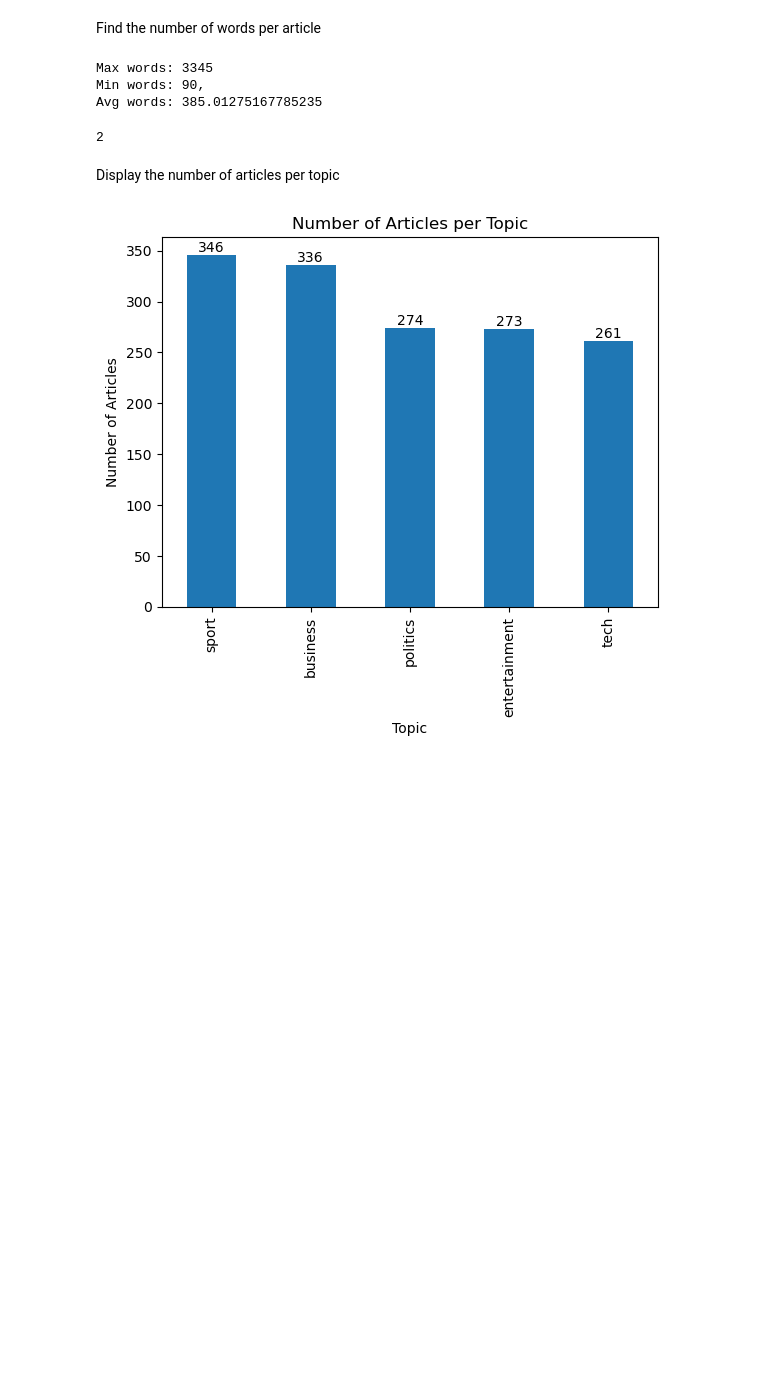
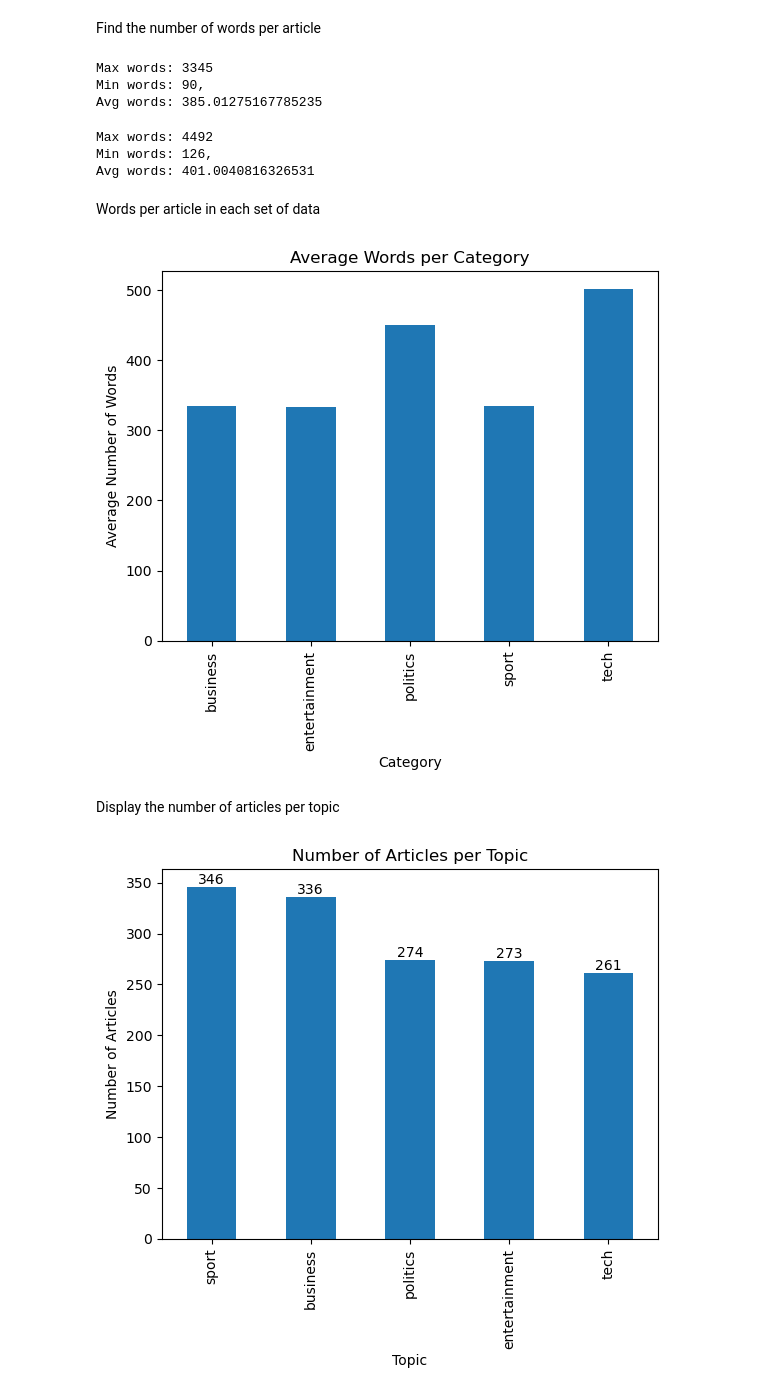
Before and after one commit to dlynch42/bbc_news_classifier, a Jupyter notebook: week4.ipynb, the cells around one changed output. Drawn from its saved outputs; the diff is of its cells as text; code cells hidden in the pictures; blank space fills up the shorter version.

```diff
--- a/week4.ipynb
+++ b/week4.ipynb
@@ -106,10 +141,35 @@ print(f"Max words: {max_words}\nMin words: {min_words},\nAvg words: {avg_words}"
 Max words: 3345
 Min words: 90,
 Avg words: 385.01275167785235
-# %%
-max(train['Text'].value_counts())
-# %% [output]
-2
+# %%
+test['Num_Words'] = test['Text'].apply(lambda x: len(x.split()))
+
+max_words = test['Num_Words'].max()
+min_words = test['Num_Words'].min()
+avg_words = test['Num_Words'].mean()
+
+print(f"Max words: {max_words}\nMin words: {min_words},\nAvg words: {avg_words}")
+# %% [output]
+Max words: 4492
+Min words: 126,
+Avg words: 401.0040816326531
+# %% [markdown]
+Words per article in each set of data
+# %%
+%matplotlib inline
+
+avg_words_per_category = train.groupby('Category')['Num_Words'].mean()
+
+avg_words_per_category.plot(kind='bar')
+plt.xlabel('Category')
+plt.ylabel('Average Number of Words')
+plt.title('Average Words per Category')
+
+plt.xticks(rotation=90)
+
+plt.show()
+# %% [output]
+[figure, added]
 # %% [markdown]
 Display the number of articles per topic
 # %%
```
Also changed, not shown: parts of 65 cells of this notebook, 2 other files.
